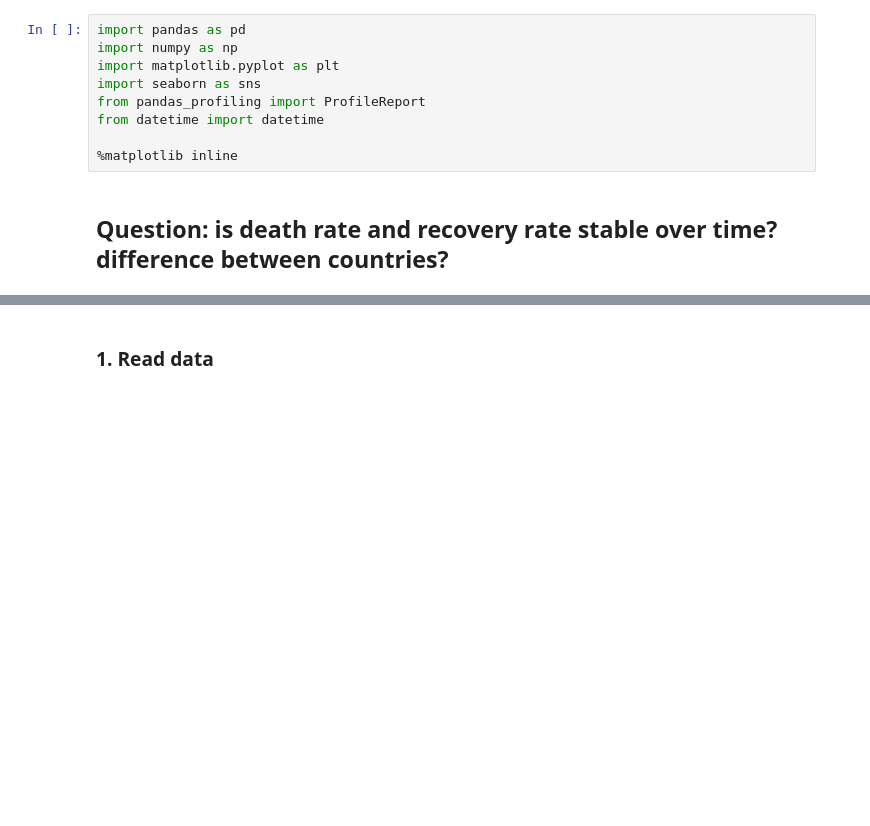
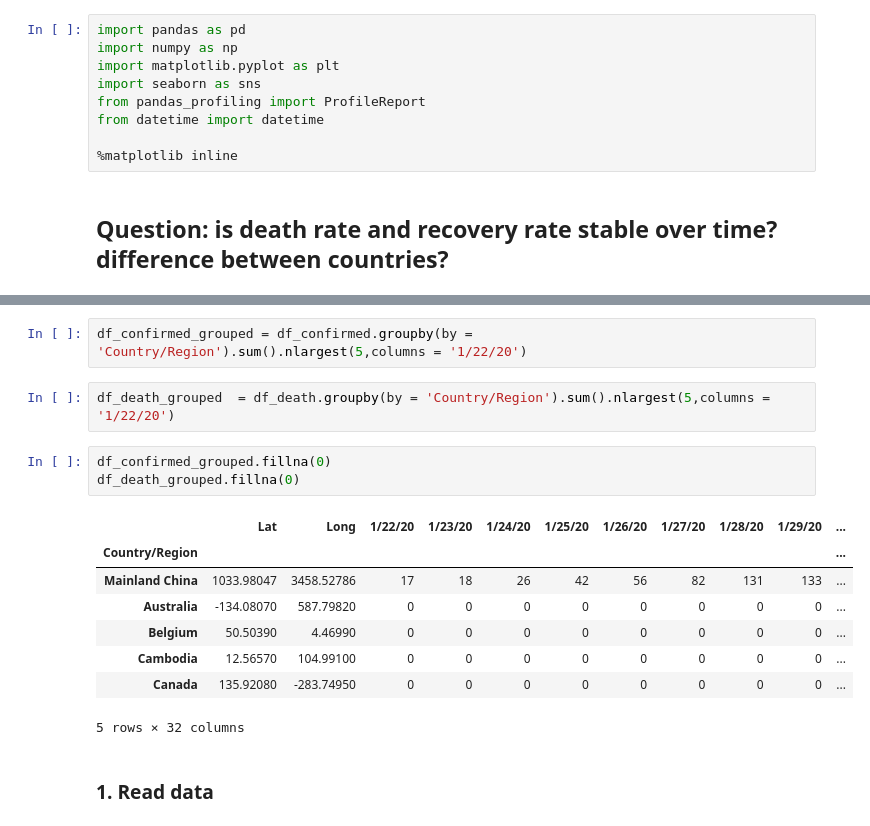
Before and after one commit to Andrewtang626/ds-class-intro, a Jupyter notebook: final_class/Sample_EDA.ipynb, the cells around one changed output, grey strips where cells are left out. Cells and saved outputs as stored; diff of their text form; blank space fills up the shorter version.

```diff
--- a/final_class/Sample_EDA.ipynb
+++ b/final_class/Sample_EDA.ipynb
@@ -32,3 +56,19 @@ from datetime import datetime
+# %%
+df_confirmed_grouped = df_confirmed.groupby(by = 'Country/Region').sum().nlargest(5,columns = '1/22/20')
+# %%
+df_death_grouped  = df_death.groupby(by = 'Country/Region').sum().nlargest(5,columns = '1/22/20')
+# %%
+df_confirmed_grouped.fillna(0)
+df_death_grouped.fillna(0)
+# %% [output]
+|  | Lat | Long | 1/22/20 | 1/23/20 | 1/24/20 | 1/25/20 | 1/26/20 | 1/27/20 | 1/28/20 | 1/29/20 | ... |
+| Country/Region |  |  |  |  |  |  |  |  |  |  | ... |
+| Mainland China | 1033.98047 | 3458.52786 | 17 | 18 | 26 | 42 | 56 | 82 | 131 | 133 | ... |
+| Australia | -134.08070 | 587.79820 | 0 | 0 | 0 | 0 | 0 | 0 | 0 | 0 | ... |
+| Belgium | 50.50390 | 4.46990 | 0 | 0 | 0 | 0 | 0 | 0 | 0 | 0 | ... |
+| Cambodia | 12.56570 | 104.99100 | 0 | 0 | 0 | 0 | 0 | 0 | 0 | 0 | ... |
+| Canada | 135.92080 | -283.74950 | 0 | 0 | 0 | 0 | 0 | 0 | 0 | 0 | ... |
+5 rows × 32 columns
 # %% [markdown]
 ### 1. Read data
 # %%
```
Also changed, not shown: parts of 6 cells of this notebook, 2 other files.
